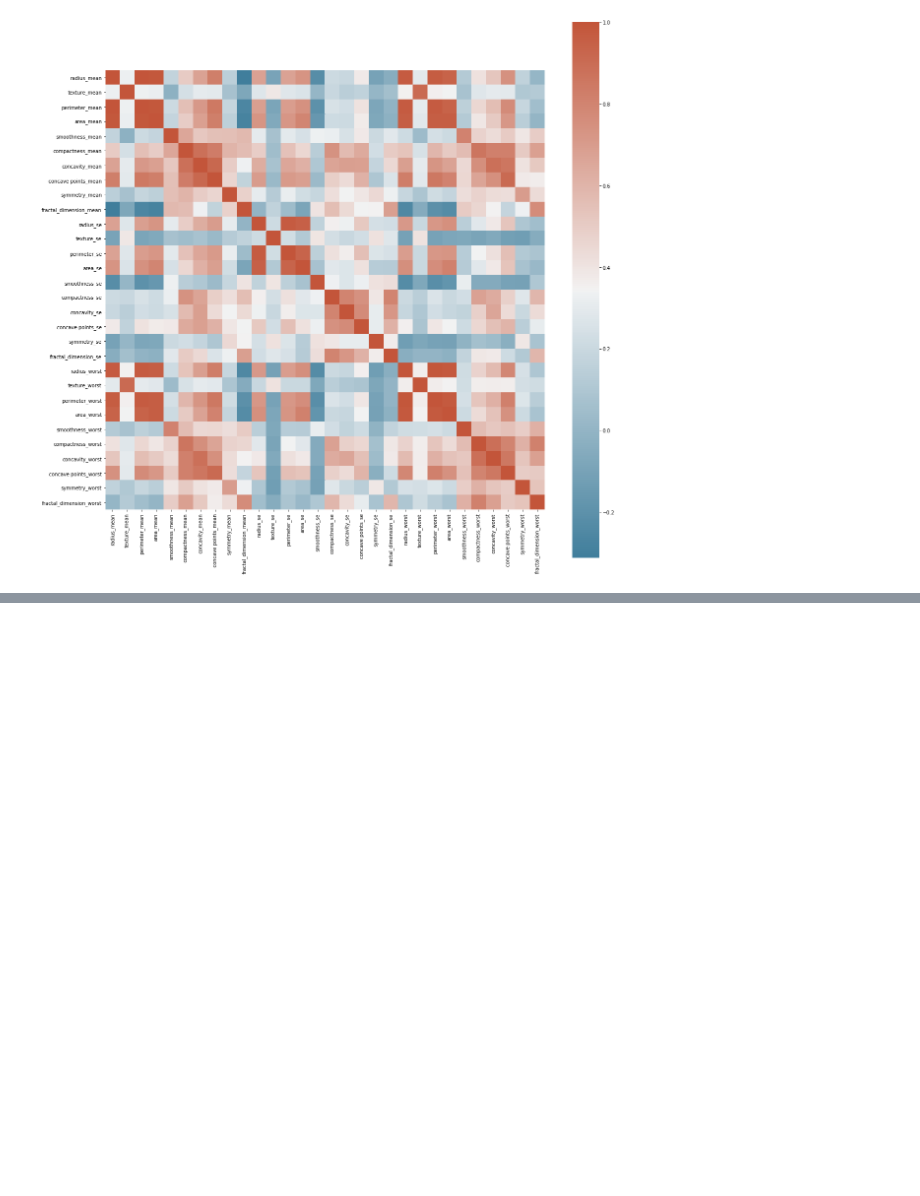
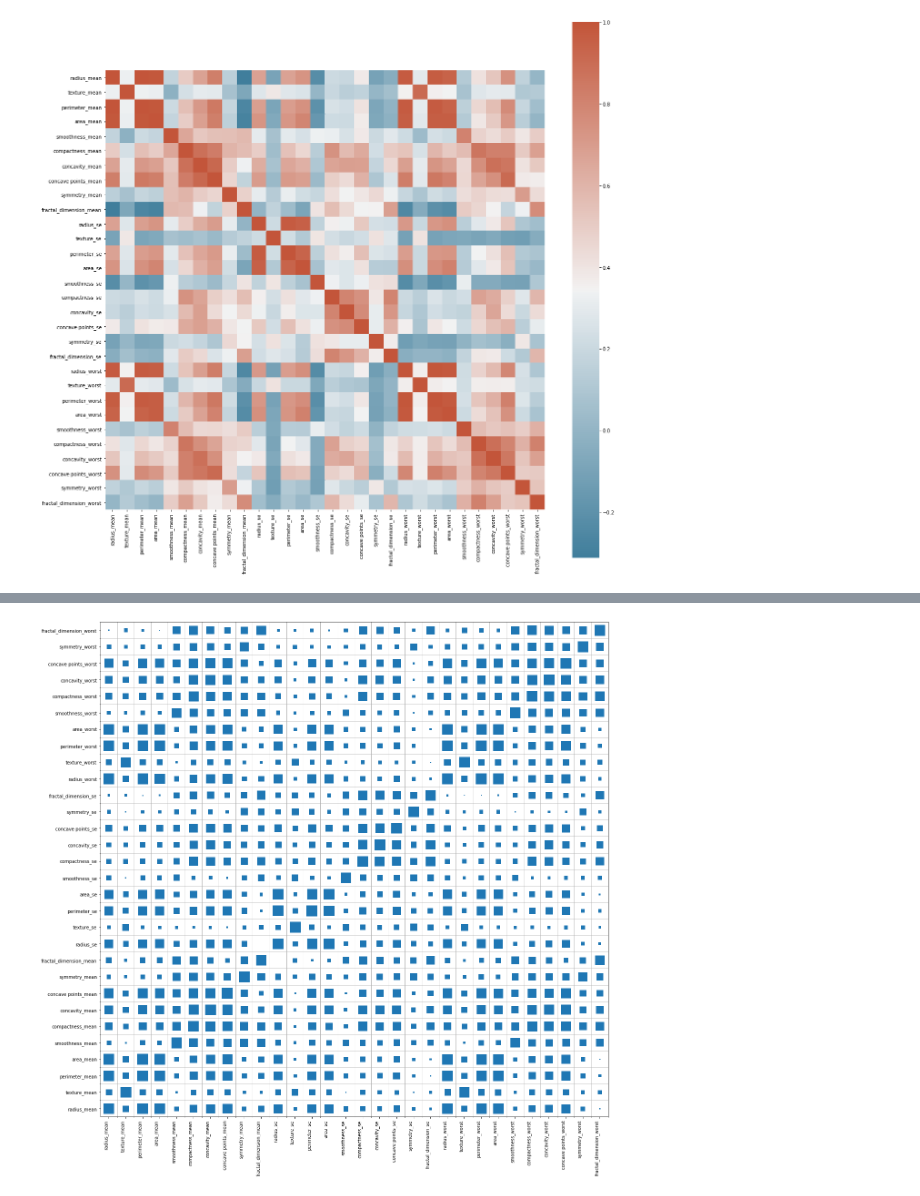
Before and after one commit to malthusohtj/breast_cancer_prediction, a Jupyter notebook: breast_cancer_pred.ipynb, the cells around one changed output, grey strips where cells are left out. Cells and saved outputs as stored; diff of their text form; code cells hidden in the pictures; blank space fills up the shorter version.

Commit message:
added correlation heatmap and started improved version

```diff
--- a/breast_cancer_pred.ipynb
+++ b/breast_cancer_pred.ipynb
@@ -288,0 +312,35 @@ We see very strong correlations between radius, perimeter, and area (for mean, s
+# %%
+def improved_heatmap(x, y, size):
+    fig, ax = plt.subplots(figsize=(20,20))
+
+    x_labels = [feature for feature in x.unique()] # list of unique features for heatmap axes
+    y_labels = [feature for feature in y.unique()]
+    x_num = {enum[1]:enum[0] for enum in enumerate(x_labels)} # dictionary mapping feature : index
+    y_num = {enum[1]:enum[0] for enum in enumerate(y_labels)}
+
+    ax.scatter(
+        x = x.map(x_num), # replaces every value in the pd series with another value (different from Python .map())
+        y = y.map(y_num), # can use function, dict, or another pd series using this series as index
+        s = size * 500,
+        marker = 's'
+    )
+
+    ax.set_xticks([x_num[feature] for feature in x_labels])
+    ax.set_xticklabels(x_labels, rotation=90, horizontalalignment='right')
+    ax.set_yticks([y_num[feature] for feature in y_labels])
+    ax.set_yticklabels(y_labels)
+
+    ax.grid(False, 'major')
+    ax.grid(True, 'minor')
+    ax.set_xticks([t + 0.5 for t in ax.get_xticks()], minor=True)
+    ax.set_yticks([t + 0.5 for t in ax.get_yticks()], minor=True)
+
+    ax.set_xlim([-0.5, max([v for v in x_num.values()]) + 0.5])
+    ax.set_ylim([-0.5, max([v for v in y_num.values()]) + 0.5])
+# %%
+corr_copy = corr.copy()
+corr_copy = pd.melt(corr_copy.reset_index(), id_vars="index")
+
+corr_copy.columns = ['feature_1', 'feature_2', 'corr_value']
+
+corr_copy
@@ -288,0 +361,8 @@ We see very strong correlations between radius, perimeter, and area (for mean, s
+# %%
+improved_heatmap(
+    x = corr_copy['feature_1'],
+    y = corr_copy['feature_2'],
+    size = corr_copy['corr_value'].abs()
+)
+# %% [output]
+[figure, added]
```
Also changed, not shown: parts of 6 cells of this notebook.
